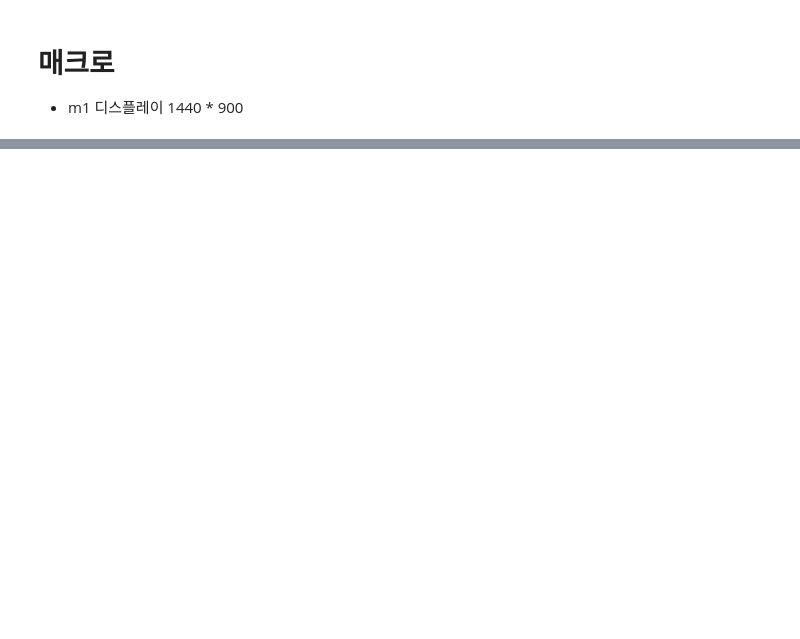
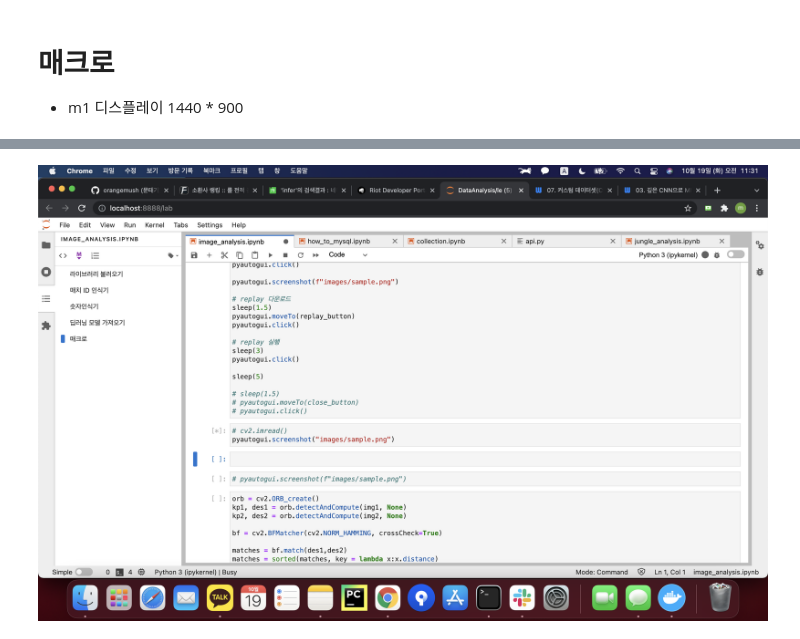
Before and after one commit to orangemush/DataAnalysis, a Jupyter notebook: league_of_legends/image_analysis.ipynb, the cells around one changed output, grey strips where cells are left out. Cells and saved outputs as stored; diff of their text form; code cells hidden in the pictures; blank space fills up the shorter version.

Commit message:
update image_analysis

```diff
--- a/league_of_legends/image_analysis.ipynb
+++ b/league_of_legends/image_analysis.ipynb
@@ -242,3 +254,9 @@ pyautogui.click()
+# %%
+# cv2.imread()
+pyautogui.screenshot("images/sample.png")
+cv2.imread("images/sample.png")
+# %% [output]
+[figure, added]
 # %%
 # pyautogui.screenshot(f"images/sample.png")
 # %%
```
Also changed, not shown: parts of 25 cells of this notebook.
